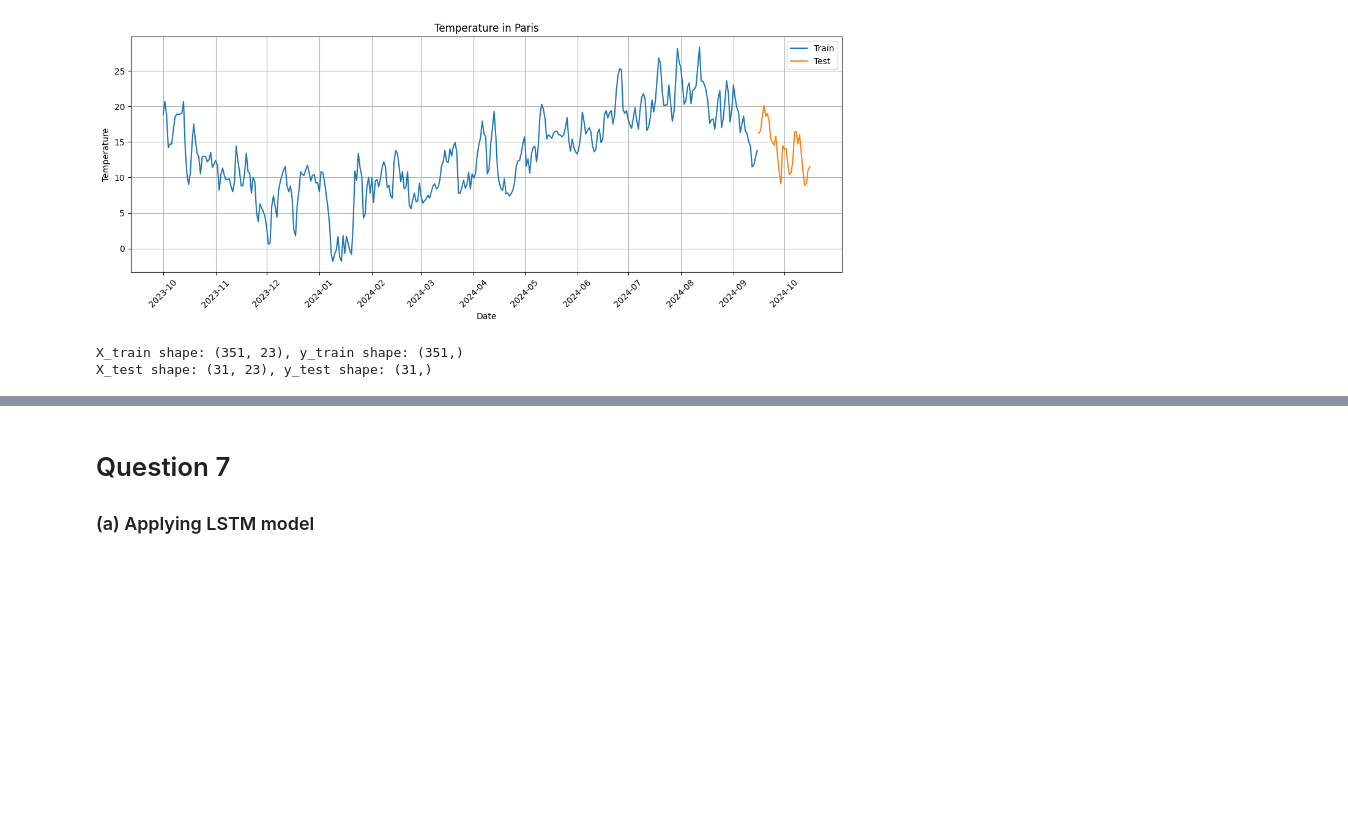
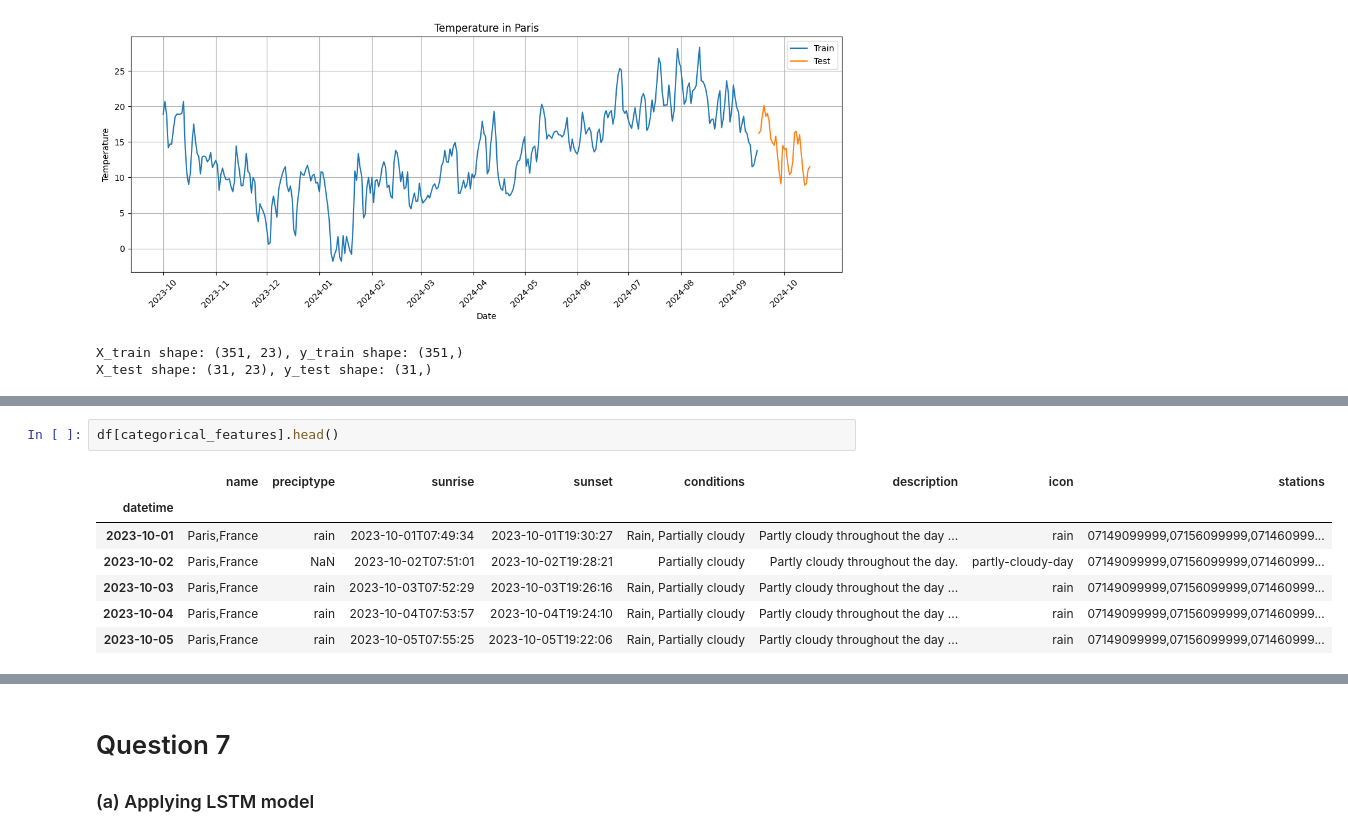
Before and after one commit to longle0702/lstm-predict-paris-temp, a Jupyter notebook: time_series_group_4_torch.ipynb, the cells around one changed output, grey strips where cells are left out. Saved outputs shown, nothing was run; the diff lists cells and outputs as text; blank space fills up the shorter version.

```diff
--- a/time_series_group_4_torch.ipynb
+++ b/time_series_group_4_torch.ipynb
@@ -107,0 +111,10 @@ X_test shape: (31, 23), y_test shape: (31,)
+# %%
+df[categorical_features].head()
+# %% [output]
+|  | name | preciptype | sunrise | sunset | conditions | description | icon | stations |
+| datetime |  |  |  |  |  |  |  |  |
+| 2023-10-01 | Paris,France | rain | 2023-10-01T07:49:34 | 2023-10-01T19:30:27 | Rain, Partially cloudy | Partly cloudy throughout the day ... | rain | 07149099999,07156099999,071460999... |
+| 2023-10-02 | Paris,France | NaN | 2023-10-02T07:51:01 | 2023-10-02T19:28:21 | Partially cloudy | Partly cloudy throughout the day. | partly-cloudy-day | 07149099999,07156099999,071460999... |
+| 2023-10-03 | Paris,France | rain | 2023-10-03T07:52:29 | 2023-10-03T19:26:16 | Rain, Partially cloudy | Partly cloudy throughout the day ... | rain | 07149099999,07156099999,071460999... |
+| 2023-10-04 | Paris,France | rain | 2023-10-04T07:53:57 | 2023-10-04T19:24:10 | Rain, Partially cloudy | Partly cloudy throughout the day ... | rain | 07149099999,07156099999,071460999... |
+| 2023-10-05 | Paris,France | rain | 2023-10-05T07:55:25 | 2023-10-05T19:22:06 | Rain, Partially cloudy | Partly cloudy throughout the day ... | rain | 07149099999,07156099999,071460999... |
```
Also changed, not shown: parts of 4 cells of this notebook.
